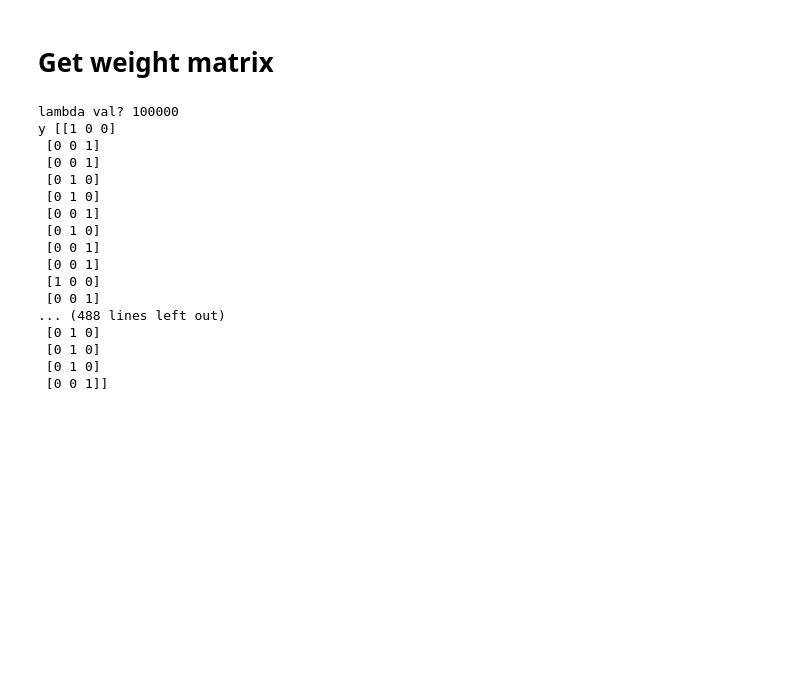
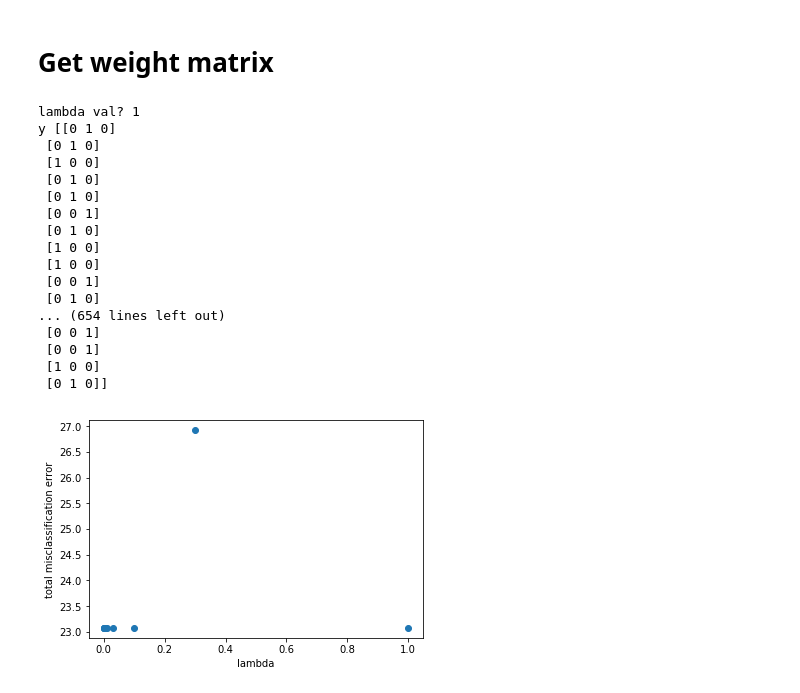
Before and after one commit to NumericalAnalysisGP/TPONTP, a Jupyter notebook: Iris/iris.ipynb, the cells around one changed output. Cells and saved outputs as stored; diff of their text form; code cells hidden in the pictures; blank space fills up the shorter version.

```diff
--- a/Iris/iris.ipynb
+++ b/Iris/iris.ipynb
@@ -208,7 +209,8 @@ def classificationTest(xTest, yTest, W, isValidating):
     return returnVals
 # %%
 #cross validation
-lambdaValues = [100000, 100, 0,.1 , .3, .01, .03, .001, .003, .0001, .0003]
+lambdaValues = [1, 0,.1 , .3, .01, .03, .001, .003, .0001, .0003]
+totalErrorValues  = []
 lambdaIndexOfMinError = -1
 minError = 101
 i = 0
@@ -218,32 +220,40 @@ for l in lambdaValues :
     W = createWeightMatrix(inputTrain, expectedOutputTrain, l)
     print("W",W)
     error, predictedClasses, correctPredCol = classificationTest(validateTest, validateOutputTest, W, True)
+    totalErrorValues.append(error)
     print("error ",error)
     if(error < minError):
         minError = error
         lambdaIndexOfMinError = i
     i+=1
 print("smalled index of error for lambda...", lambdaIndexOfMinError)
-
 Wtest = createWeightMatrix(inputTrain, expectedOutputTrain, lambdaValues[lambdaIndexOfMinError])
 # %% [output]
-lambda val? 100000
-y [[1 0 0]
- [0 0 1]
- [0 0 1]
+lambda val? 1
+y [[0 1 0]
+ [0 1 0]
+ [1 0 0]
  [0 1 0]
  [0 1 0]
  [0 0 1]
  [0 1 0]
+ [1 0 0]
+ [1 0 0]
+ [0 0 1]
+ [0 1 0]
+... (654 lines left out)
  [0 0 1]
  [0 0 1]
  [1 0 0]
- [0 0 1]
-... (488 lines left out)
- [0 1 0]
- [0 1 0]
- [0 1 0]
- [0 0 1]]
+ [0 1 0]]
+# %%
+plt.plot(lambdaValues, totalErrorValues, 'o')
+plt.xlabel('lambda')
+plt.ylabel('total misclassification error')
+plt.draw()
+plt.show()
+# %% [output]
+[figure, added]
 # %%
 #testing
 error, predictedClasses, correctPredictionCol = classificationTest(inputTest, expectedOutputTest, Wtest, False)
```
Also changed, not shown: parts of 8 cells of this notebook, 2 other files.
